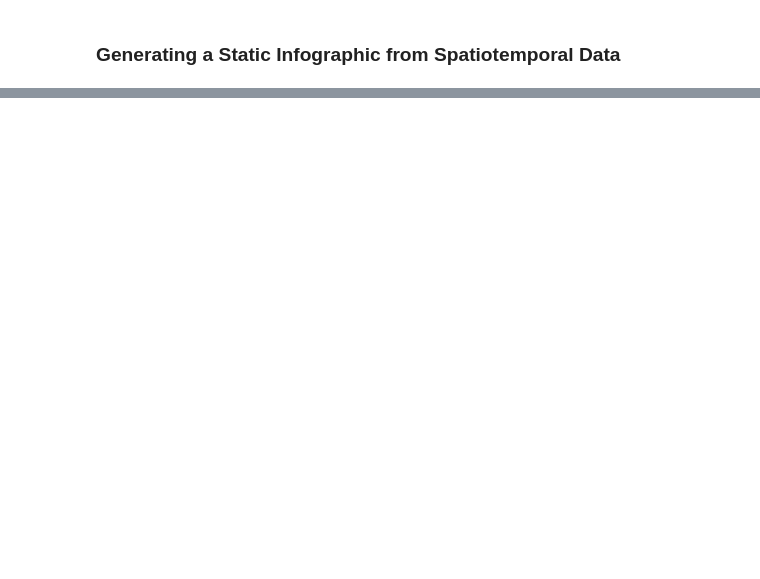
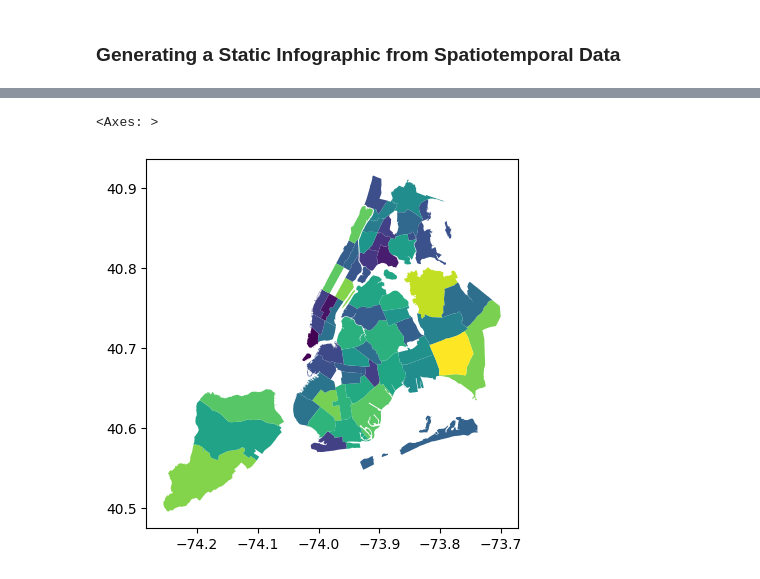
Before and after one commit to ReidelVichot/DSTEP23, a Jupyter notebook: week_12/dstep23_heatmaps_infographics.ipynb, the cells around one changed output, grey strips where cells are left out. Cells and saved outputs as stored; diff of their text form; code cells hidden in the pictures; blank space fills up the shorter version.

```diff
--- a/week_12/dstep23_heatmaps_infographics.ipynb
+++ b/week_12/dstep23_heatmaps_infographics.ipynb
@@ -80,3 +189,3 @@ dsny["dcode"] =
 # %%
 # -- get totals for each district
-nyc_dtot =
+nyc_dtot = dsny.groupby('dcode').sum(numeric_only=True)["refuse"].reset_index()
@@ -83,5 +194,10 @@ nyc_dtot =
 # %%
 # -- merge with district shapes
-dst_tot =
+dst_tot = dstshp.merge(nyc_dtot, left_on="districtcode", right_on="dcode")
+# %%
+dst_tot.plot("refuse")
+# %% [output]
+<Axes: >
+[figure, added]
 # %%
 # -- change units of collection data
```
Also changed, not shown: parts of 17 cells of this notebook.
